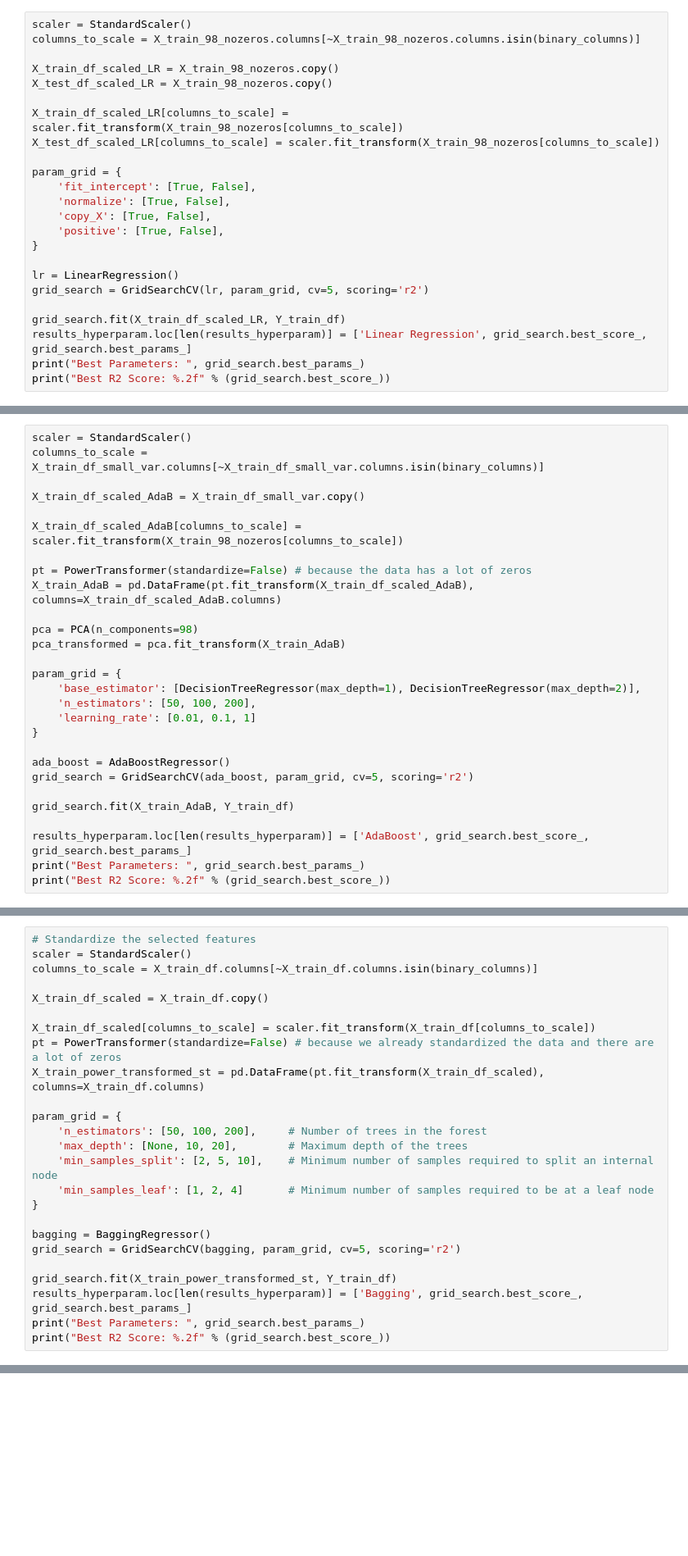
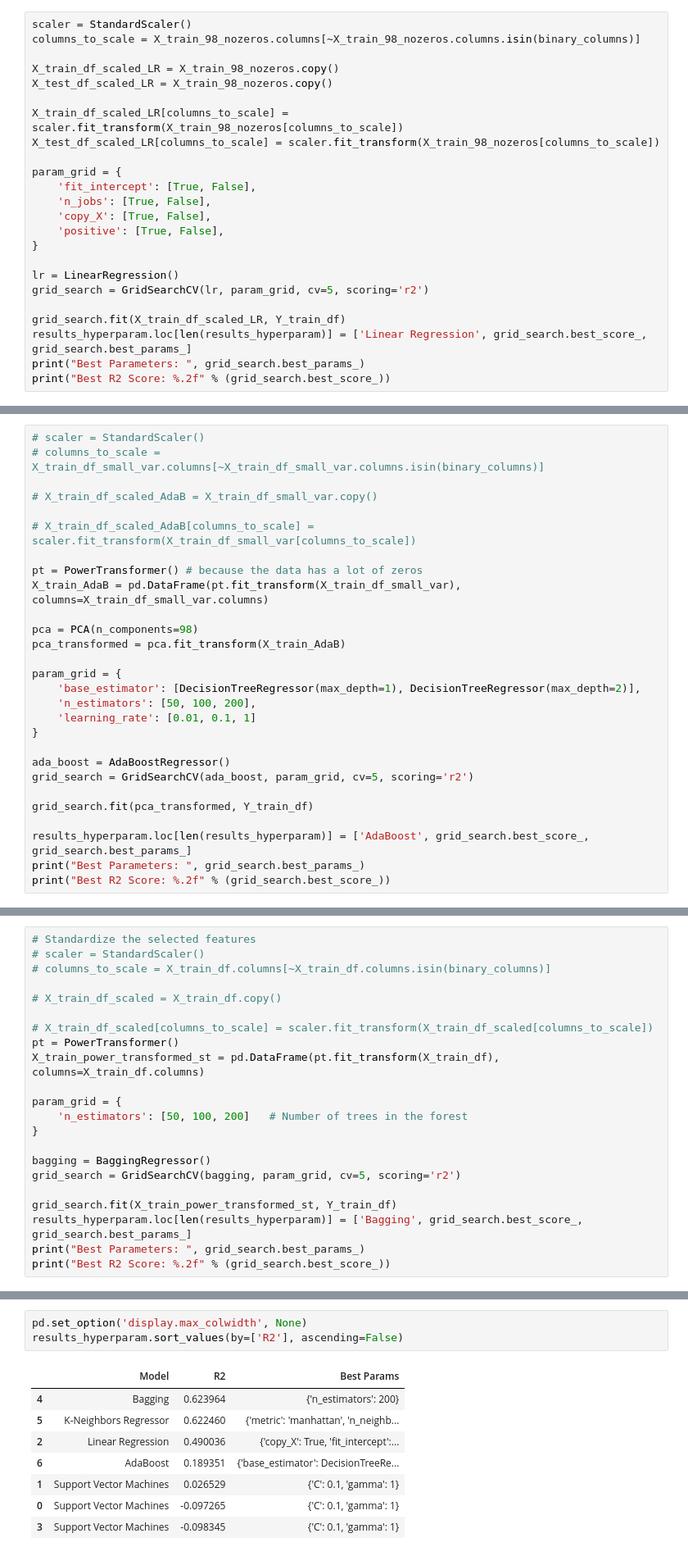
Before and after one commit to AntunesCSR/ML_Group_Projects, a Jupyter notebook: HA3/HA3.ipynb, the cells around one changed output, grey strips where cells are left out. Shown at 82% size. Cells and saved outputs as stored; diff of their text form; blank space fills up the shorter version.

Commit message:
Hyperparam sorted
Ran the hyperparam loop and some changes to the code

```diff
--- a/HA3/HA3.ipynb
+++ b/HA3/HA3.ipynb
@@ -870,7 +873,7 @@ X_test_df_scaled_LR[columns_to_scale] = scaler.fit_transform(X_train_98_nozeros[
 
 param_grid = {
     'fit_intercept': [True, False],
-    'normalize': [True, False],
+    'n_jobs': [True, False],
     'copy_X': [True, False],
     'positive': [True, False],
 }
@@ -887,15 +891,15 @@ ValueError: Invalid parameter 'C' for estimator LinearRegression(). Valid parame
 # %% [markdown]
 #### 2.2.3 AdaBoost with small variance removed, 98 PCA features and power transformation
 # %%
-scaler = StandardScaler()
-columns_to_scale = X_train_df_small_var.columns[~X_train_df_small_var.columns.isin(binary_columns)]
+# scaler = StandardScaler()
+# columns_to_scale = X_train_df_small_var.columns[~X_train_df_small_var.columns.isin(binary_columns)]
 
-X_train_df_scaled_AdaB = X_train_df_small_var.copy()
+# X_train_df_scaled_AdaB = X_train_df_small_var.copy()
 
-X_train_df_scaled_AdaB[columns_to_scale] = scaler.fit_transform(X_train_98_nozeros[columns_to_scale])
+# X_train_df_scaled_AdaB[columns_to_scale] = scaler.fit_transform(X_train_df_small_var[columns_to_scale])
 
-pt = PowerTransformer(standardize=False) # because the data has a lot of zeros
-X_train_AdaB = pd.DataFrame(pt.fit_transform(X_train_df_scaled_AdaB), columns=X_train_df_scaled_AdaB.columns)
+pt = PowerTransformer() # because the data has a lot of zeros
+X_train_AdaB = pd.DataFrame(pt.fit_transform(X_train_df_small_var), columns=X_train_df_small_var.columns)
 
 pca = PCA(n_components=98)
 pca_transformed = pca.fit_transform(X_train_AdaB)
@@ -909,7 +913,7 @@ param_grid = {
 ada_boost = AdaBoostRegressor()
 grid_search = GridSearchCV(ada_boost, param_grid, cv=5, scoring='r2')
 
-grid_search.fit(X_train_AdaB, Y_train_df)
+grid_search.fit(pca_transformed, Y_train_df)
 
 results_hyperparam.loc[len(results_hyperparam)] = ['AdaBoost', grid_search.best_score_, grid_search.best_params_]
 print("Best Parameters: ", grid_search.best_params_)
@@ -918,20 +925,17 @@ print("Best R2 Score: %.2f" % (grid_search.best_score_))
 #### 2.2.4 Bagging with entire dataset, no PCA used and power transformation
 # %%
 # Standardize the selected features
-scaler = StandardScaler()
-columns_to_scale = X_train_df.columns[~X_train_df.columns.isin(binary_columns)]
+# scaler = StandardScaler()
+# columns_to_scale = X_train_df.columns[~X_train_df.columns.isin(binary_columns)]
 
-X_train_df_scaled = X_train_df.copy()
+# X_train_df_scaled = X_train_df.copy()
 
-X_train_df_scaled[columns_to_scale] = scaler.fit_transform(X_train_df[columns_to_scale])
-pt = PowerTransformer(standardize=False) # because we already standardized the data and there are a lot of zeros
-X_train_power_transformed_st = pd.DataFrame(pt.fit_transform(X_train_df_scaled), columns=X_train_df.columns)
+# X_train_df_scaled[columns_to_scale] = scaler.fit_transform(X_train_df_scaled[columns_to_scale])
+pt = PowerTransformer()
+X_train_power_transformed_st = pd.DataFrame(pt.fit_transform(X_train_df), columns=X_train_df.columns)
 
 param_grid = {
-    'n_estimators': [50, 100, 200],     # Number of trees in the forest
-    'max_depth': [None, 10, 20],        # Maximum depth of the trees
-    'min_samples_split': [2, 5, 10],    # Minimum number of samples required to split an internal node
-    'min_samples_leaf': [1, 2, 4]       # Minimum number of samples required to be at a leaf node
+    'n_estimators': [50, 100, 200]   # Number of trees in the forest
 }
 
 bagging = BaggingRegressor()
@@ -967,0 +980,12 @@ print("Best R2 Score: %.2f" % (grid_search.best_score_))
+# %%
+pd.set_option('display.max_colwidth', None)
+results_hyperparam.sort_values(by=['R2'], ascending=False)
+# %% [output]
+|  | Model | R2 | Best Params |
+| 4 | Bagging | 0.623964 | {'n_estimators': 200} |
+| 5 | K-Neighbors Regressor | 0.622460 | {'metric': 'manhattan', 'n_neighb... |
+| 2 | Linear Regression | 0.490036 | {'copy_X': True, 'fit_intercept':... |
+| 6 | AdaBoost | 0.189351 | {'base_estimator': DecisionTreeRe... |
+| 1 | Support Vector Machines | 0.026529 | {'C': 0.1, 'gamma': 1} |
+| 0 | Support Vector Machines | -0.097265 | {'C': 0.1, 'gamma': 1} |
+| 3 | Support Vector Machines | -0.098345 | {'C': 0.1, 'gamma': 1} |
```
Also changed, not shown: parts of 7 cells of this notebook.
